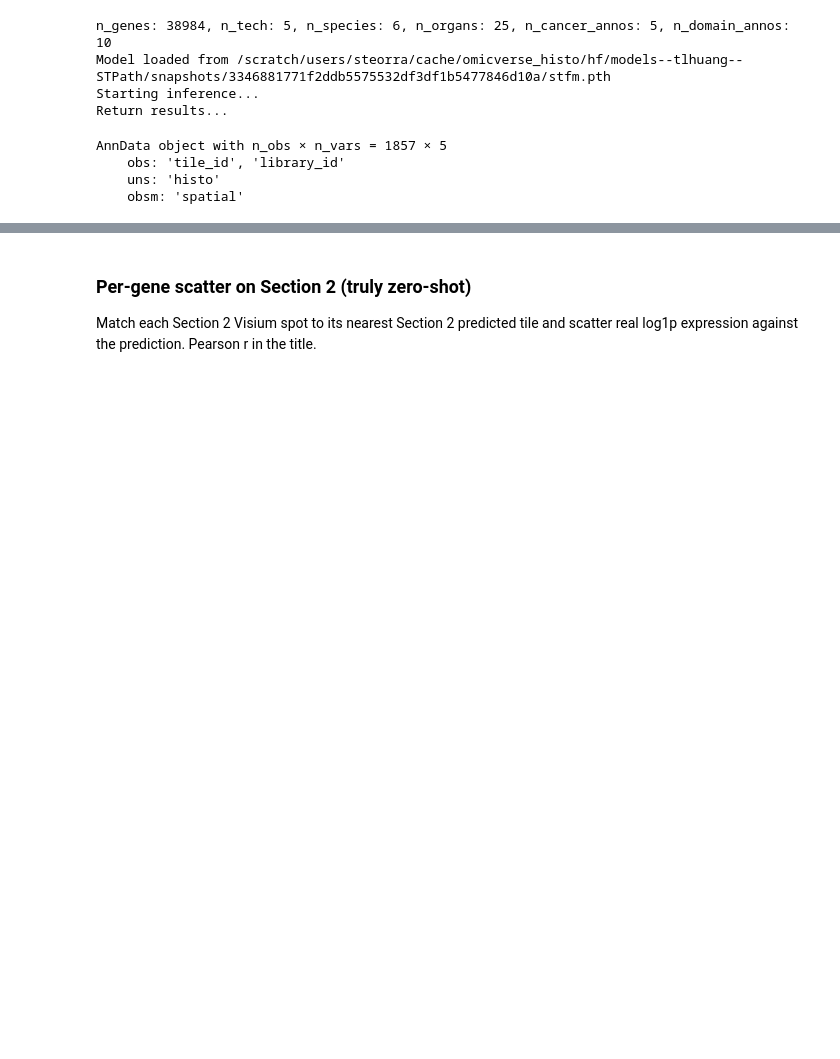
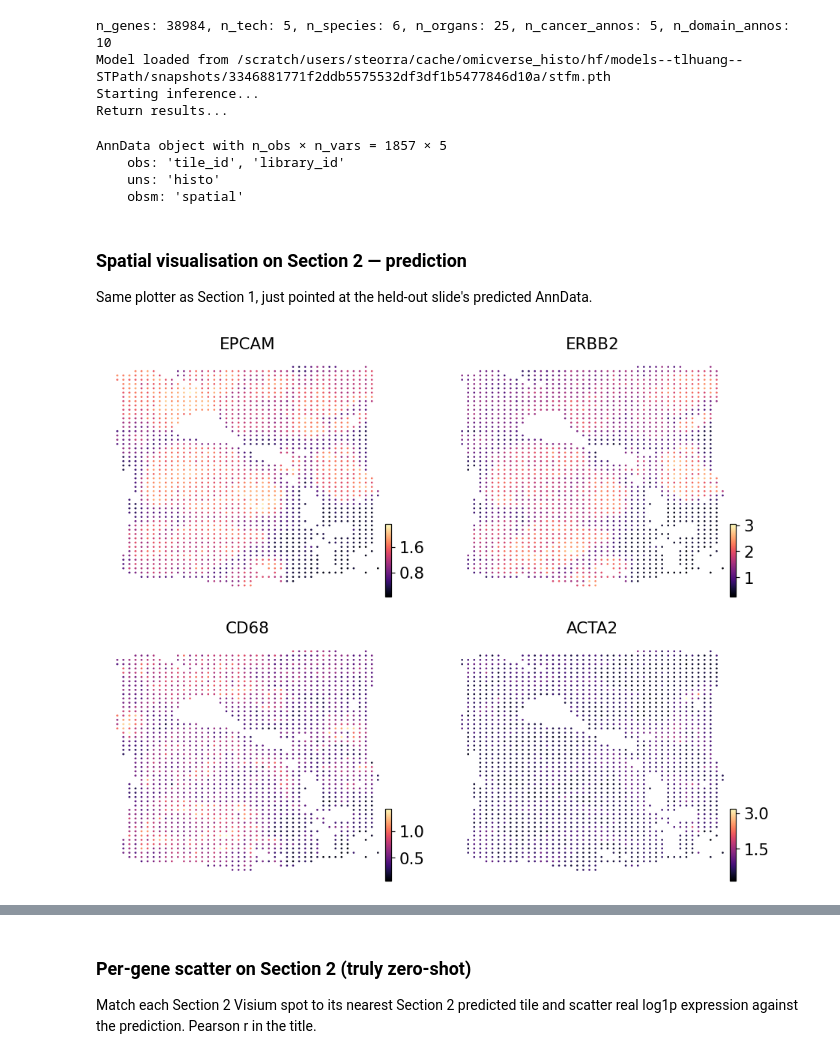
Before and after one commit to DBinary/omicverse-tutorials, a Jupyter notebook: docs/Tutorials-space/he-zoo/t_histo_stpath.ipynb, the cells around one changed output, grey strips where cells are left out. Drawn from its saved outputs; the diff is of its cells as text; code cells hidden in the pictures; blank space fills up the shorter version.

```diff
--- a/docs/Tutorials-space/he-zoo/t_histo_stpath.ipynb
+++ b/docs/Tutorials-space/he-zoo/t_histo_stpath.ipynb
@@ -337,3 +373,13 @@ AnnData object with n_obs × n_vars = 1857 × 5
     obs: 'tile_id', 'library_id'
     uns: 'histo'
     obsm: 'spatial'
+# %% [markdown]
+### Spatial visualisation on Section 2 — prediction
+
+Same plotter as Section 1, just pointed at the held-out slide's predicted AnnData.
+# %%
+ov.pl.embedding(pred_s2, basis='spatial',
+                color=['EPCAM', 'ERBB2', 'CD68', 'ACTA2'],
+                cmap='magma', s=12, ncols=2, frameon=False)
+# %% [output]
+[figure, added]
```
Also changed, not shown: parts of 6 cells of this notebook, 4 other files.
